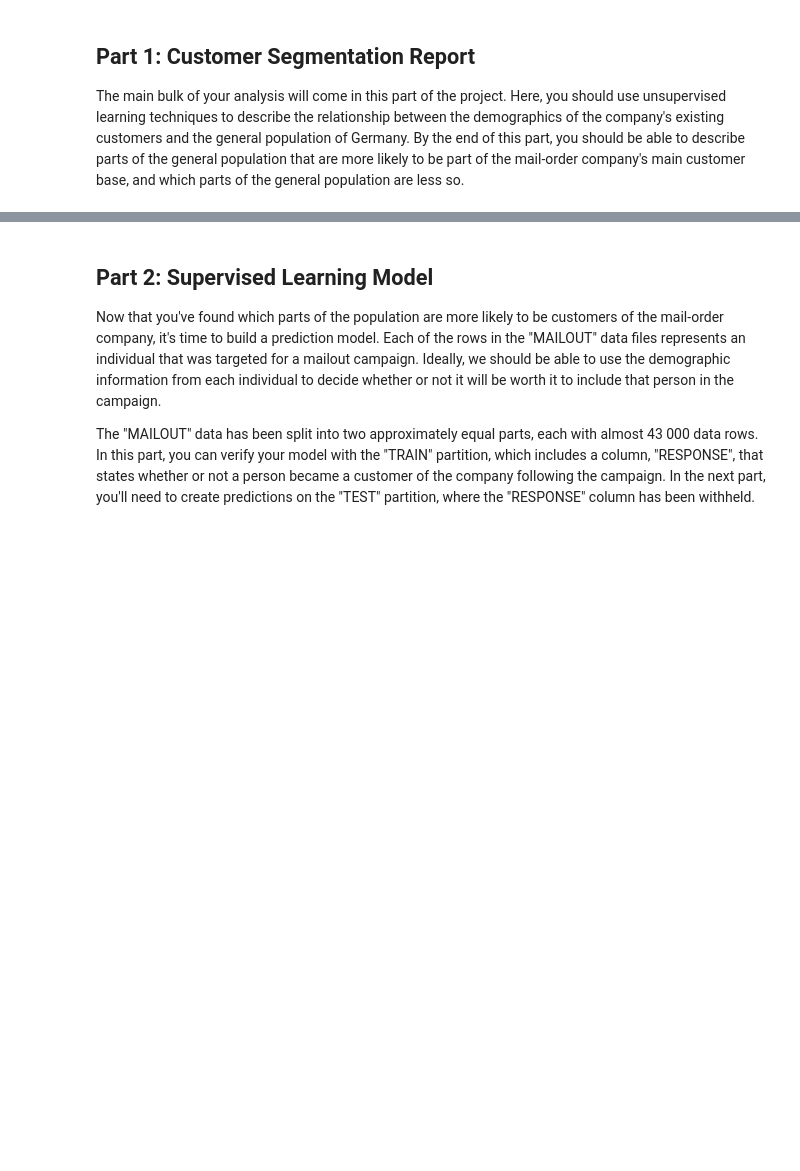
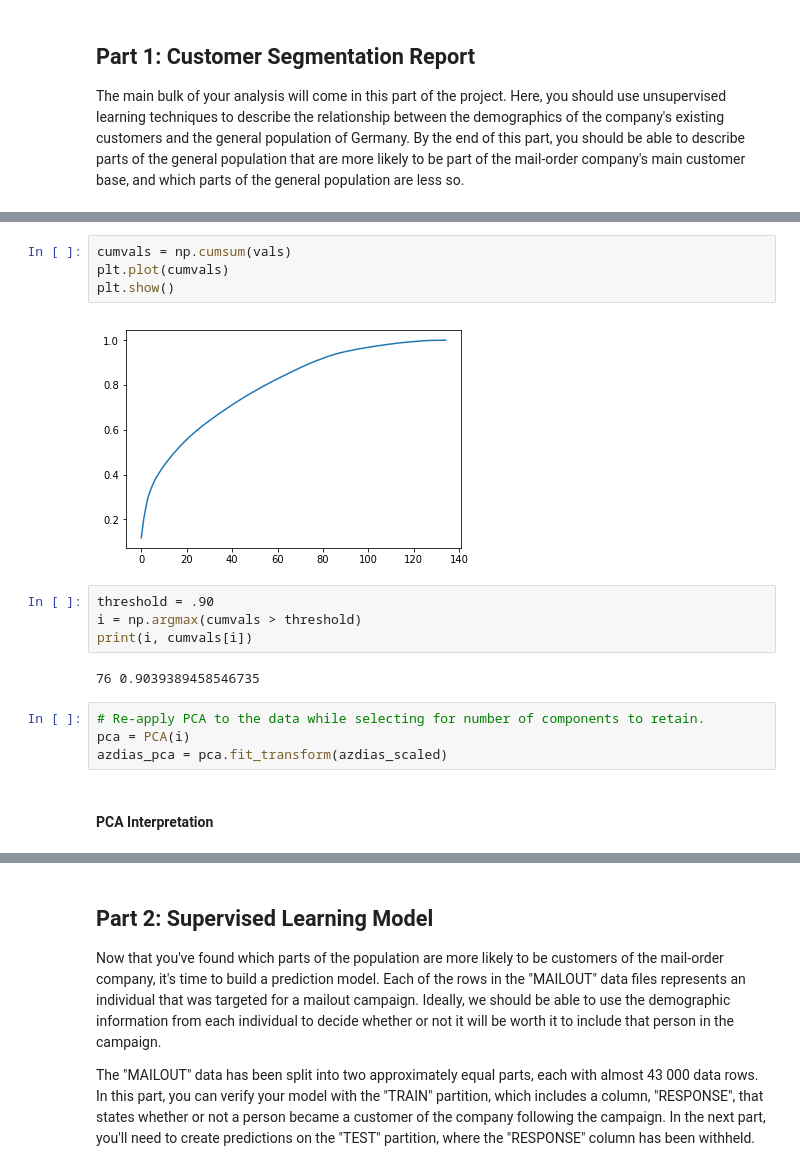
Before and after one commit to mkeisenbach/arvato, a Jupyter notebook: Arvato Project Workbook.ipynb, the cells around one changed output, grey strips where cells are left out. Saved outputs shown, nothing was run; the diff lists cells and outputs as text; blank space fills up the shorter version.

```diff
--- a/Arvato Project Workbook.ipynb
+++ b/Arvato Project Workbook.ipynb
@@ -476,0 +538,18 @@ The main bulk of your analysis will come in this part of the project. Here, you
+# %%
+cumvals = np.cumsum(vals)
+plt.plot(cumvals)
+plt.show()
+# %% [output]
+[figure, added]
+# %%
+threshold = .90
+i = np.argmax(cumvals > threshold)
+print(i, cumvals[i])
+# %% [output]
+76 0.9039389458546735
+# %%
+# Re-apply PCA to the data while selecting for number of components to retain.
+pca = PCA(i)
+azdias_pca = pca.fit_transform(azdias_scaled)
+# %% [markdown]
+#### PCA Interpretation
```
Also changed, not shown: parts of 32 cells of this notebook.
